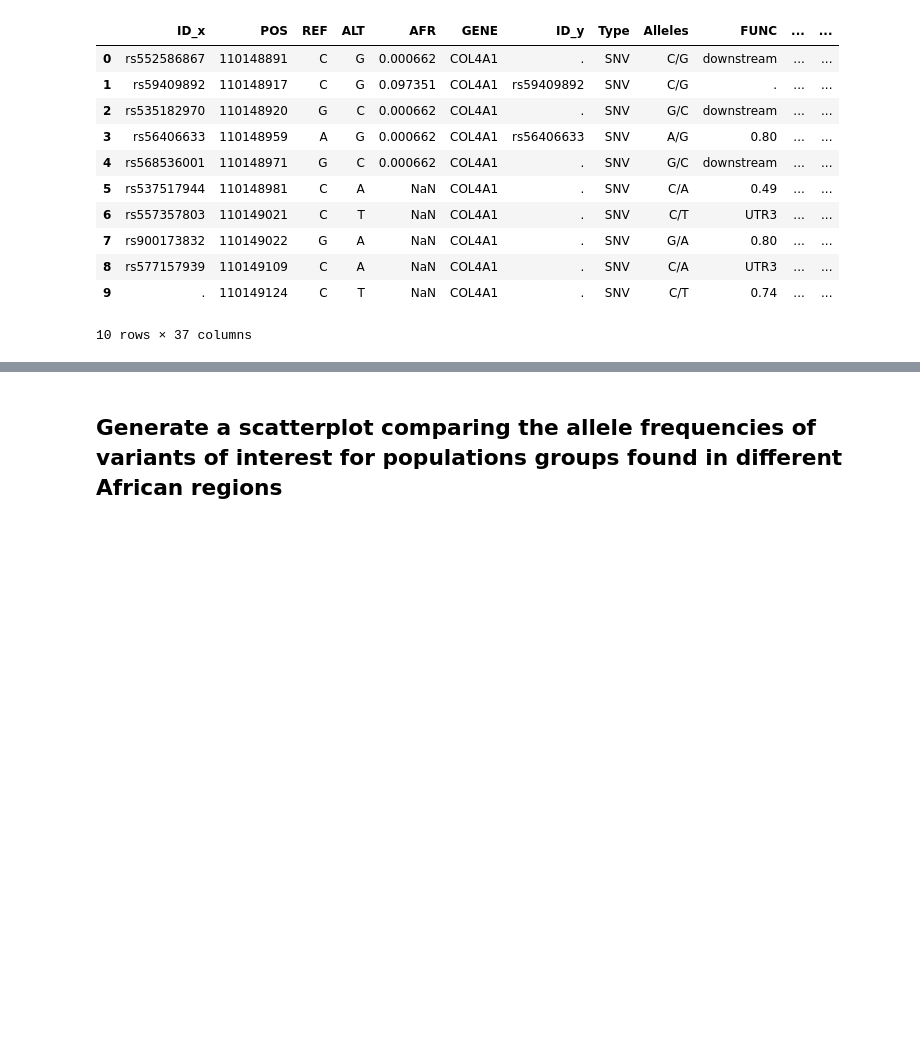
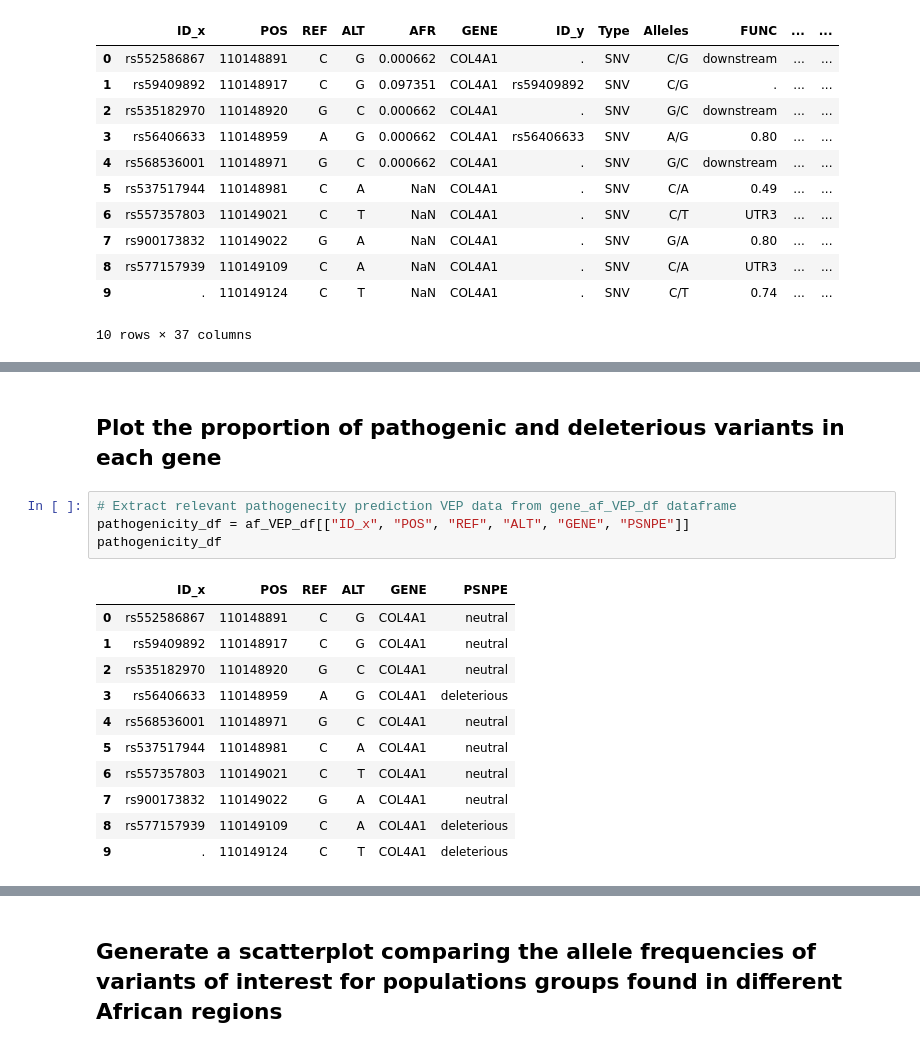
Before and after one commit to MeganHolborn/Genomics_allele-frequency-and-effect_data-analysis, a Jupyter notebook: Plots/plots.ipynb, the cells around one changed output, grey strips where cells are left out. Cells and saved outputs as stored; diff of their text form; blank space fills up the shorter version.

```diff
--- a/Plots/plots.ipynb
+++ b/Plots/plots.ipynb
@@ -353,0 +338,18 @@ posx and posy should be finite values
+# %% [markdown]
+## Plot the proportion of pathogenic and deleterious variants in each gene
+# %%
+# Extract relevant pathogenecity prediction VEP data from gene_af_VEP_df dataframe
+pathogenicity_df = af_VEP_df[["ID_x", "POS", "REF", "ALT", "GENE", "PSNPE"]]
+pathogenicity_df
+# %% [output]
+|  | ID_x | POS | REF | ALT | GENE | PSNPE |
+| 0 | rs552586867 | 110148891 | C | G | COL4A1 | neutral |
+| 1 | rs59409892 | 110148917 | C | G | COL4A1 | neutral |
+| 2 | rs535182970 | 110148920 | G | C | COL4A1 | neutral |
+| 3 | rs56406633 | 110148959 | A | G | COL4A1 | deleterious |
+| 4 | rs568536001 | 110148971 | G | C | COL4A1 | neutral |
+| 5 | rs537517944 | 110148981 | C | A | COL4A1 | neutral |
+| 6 | rs557357803 | 110149021 | C | T | COL4A1 | neutral |
+| 7 | rs900173832 | 110149022 | G | A | COL4A1 | neutral |
+| 8 | rs577157939 | 110149109 | C | A | COL4A1 | deleterious |
+| 9 | . | 110149124 | C | T | COL4A1 | deleterious |
```
Also changed, not shown: parts of 6 cells of this notebook.
